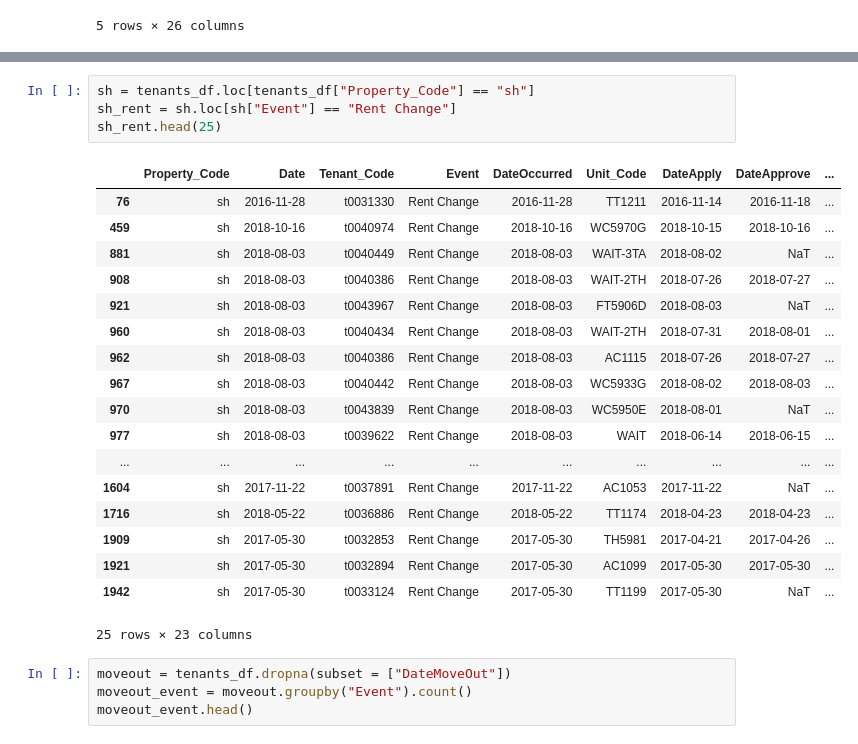
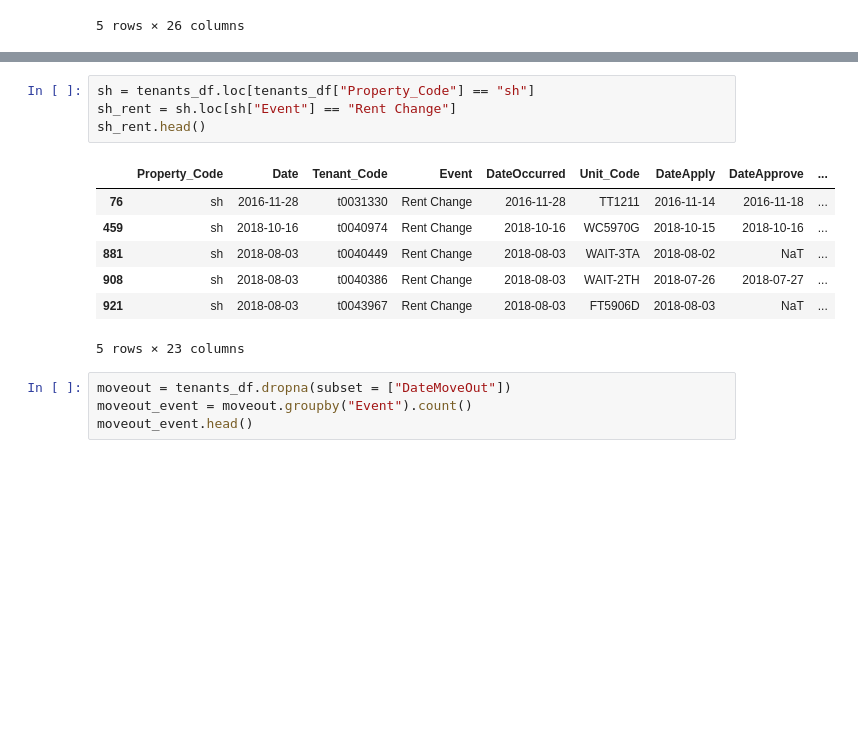
Before and after one commit to richinohio/Final_Project, a Jupyter notebook: Tenants.ipynb, the cells around one changed output, grey strips where cells are left out. Saved outputs shown, nothing was run; the diff lists cells and outputs as text; blank space fills up the shorter version.

```diff
--- a/Tenants.ipynb
+++ b/Tenants.ipynb
@@ -74,26 +50,15 @@ rent_change.head(25)
 # %%
 sh = tenants_df.loc[tenants_df["Property_Code"] == "sh"]
 sh_rent = sh.loc[sh["Event"] == "Rent Change"]
-sh_rent.head(25)
+sh_rent.head()
 # %% [output]
 |  | Property_Code | Date | Tenant_Code | Event | DateOccurred | Unit_Code | DateApply | DateApprove | ... |
 | 76 | sh | 2016-11-28 | t0031330 | Rent Change | 2016-11-28 | TT1211 | 2016-11-14 | 2016-11-18 | ... |
 | 459 | sh | 2018-10-16 | t0040974 | Rent Change | 2018-10-16 | WC5970G | 2018-10-15 | 2018-10-16 | ... |
 | 881 | sh | 2018-08-03 | t0040449 | Rent Change | 2018-08-03 | WAIT-3TA | 2018-08-02 | NaT | ... |
 | 908 | sh | 2018-08-03 | t0040386 | Rent Change | 2018-08-03 | WAIT-2TH | 2018-07-26 | 2018-07-27 | ... |
 | 921 | sh | 2018-08-03 | t0043967 | Rent Change | 2018-08-03 | FT5906D | 2018-08-03 | NaT | ... |
-| 960 | sh | 2018-08-03 | t0040434 | Rent Change | 2018-08-03 | WAIT-2TH | 2018-07-31 | 2018-08-01 | ... |
-| 962 | sh | 2018-08-03 | t0040386 | Rent Change | 2018-08-03 | AC1115 | 2018-07-26 | 2018-07-27 | ... |
-| 967 | sh | 2018-08-03 | t0040442 | Rent Change | 2018-08-03 | WC5933G | 2018-08-02 | 2018-08-03 | ... |
-| 970 | sh | 2018-08-03 | t0043839 | Rent Change | 2018-08-03 | WC5950E | 2018-08-01 | NaT | ... |
-| 977 | sh | 2018-08-03 | t0039622 | Rent Change | 2018-08-03 | WAIT | 2018-06-14 | 2018-06-15 | ... |
-| ... | ... | ... | ... | ... | ... | ... | ... | ... | ... |
-| 1604 | sh | 2017-11-22 | t0037891 | Rent Change | 2017-11-22 | AC1053 | 2017-11-22 | NaT | ... |
-| 1716 | sh | 2018-05-22 | t0036886 | Rent Change | 2018-05-22 | TT1174 | 2018-04-23 | 2018-04-23 | ... |
-| 1909 | sh | 2017-05-30 | t0032853 | Rent Change | 2017-05-30 | TH5981 | 2017-04-21 | 2017-04-26 | ... |
-| 1921 | sh | 2017-05-30 | t0032894 | Rent Change | 2017-05-30 | AC1099 | 2017-05-30 | 2017-05-30 | ... |
-| 1942 | sh | 2017-05-30 | t0033124 | Rent Change | 2017-05-30 | TT1199 | 2017-05-30 | NaT | ... |
-25 rows × 23 columns
+5 rows × 23 columns
 # %%
 moveout = tenants_df.dropna(subset = ["DateMoveOut"])
 moveout_event = moveout.groupby("Event").count()
```
Also changed, not shown: parts of 9 cells of this notebook.
